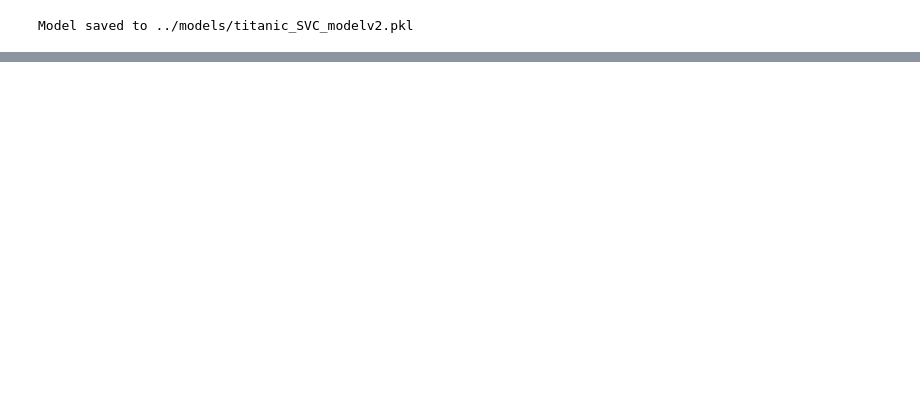
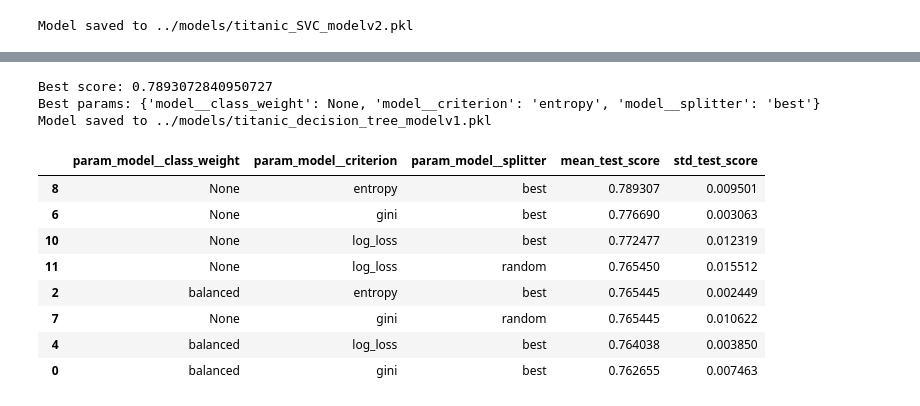
Before and after one commit to F-Fer/HOML-3_Exercises, a Jupyter notebook: MySolutions/Chapter-3/Notebooks/Chapter-3.ipynb, the cells around one changed output, grey strips where cells are left out. Saved outputs shown, nothing was run; the diff lists cells and outputs as text; code cells hidden in the pictures; blank space fills up the shorter version.

```diff
--- a/MySolutions/Chapter-3/Notebooks/Chapter-3.ipynb
+++ b/MySolutions/Chapter-3/Notebooks/Chapter-3.ipynb
@@ -1050,0 +1244,4 @@ Accuracy: 0.821
+# %%
+# Running cross validation on the entire dataset
+
+decision_tree_gridSearch.fit(X_train, y_train)
@@ -1050,0 +1266,19 @@ Accuracy: 0.821
+# %%
+best_score, best_params, best_model = process_new_model(decision_tree_gridSearch)
+store_model(best_model, "titanic_decision_tree_modelv1")
+# %% [output]
+Best score: 0.7893072840950727
+Best params: {'model__class_weight': None, 'model__criterion': 'entropy', 'model__splitter': 'best'}
+Model saved to ../models/titanic_decision_tree_modelv1.pkl
+# %%
+print_cv_results(decision_tree_gridSearch)
+# %% [output]
+|  | param_model__class_weight | param_model__criterion | param_model__splitter | mean_test_score | std_test_score |
+| 8 | None | entropy | best | 0.789307 | 0.009501 |
+| 6 | None | gini | best | 0.776690 | 0.003063 |
+| 10 | None | log_loss | best | 0.772477 | 0.012319 |
+| 11 | None | log_loss | random | 0.765450 | 0.015512 |
+| 2 | balanced | entropy | best | 0.765445 | 0.002449 |
+| 7 | None | gini | random | 0.765445 | 0.010622 |
+| 4 | balanced | log_loss | best | 0.764038 | 0.003850 |
+| 0 | balanced | gini | best | 0.762655 | 0.007463 |
```
Also changed, not shown: parts of 48 cells of this notebook, 13 other files.
